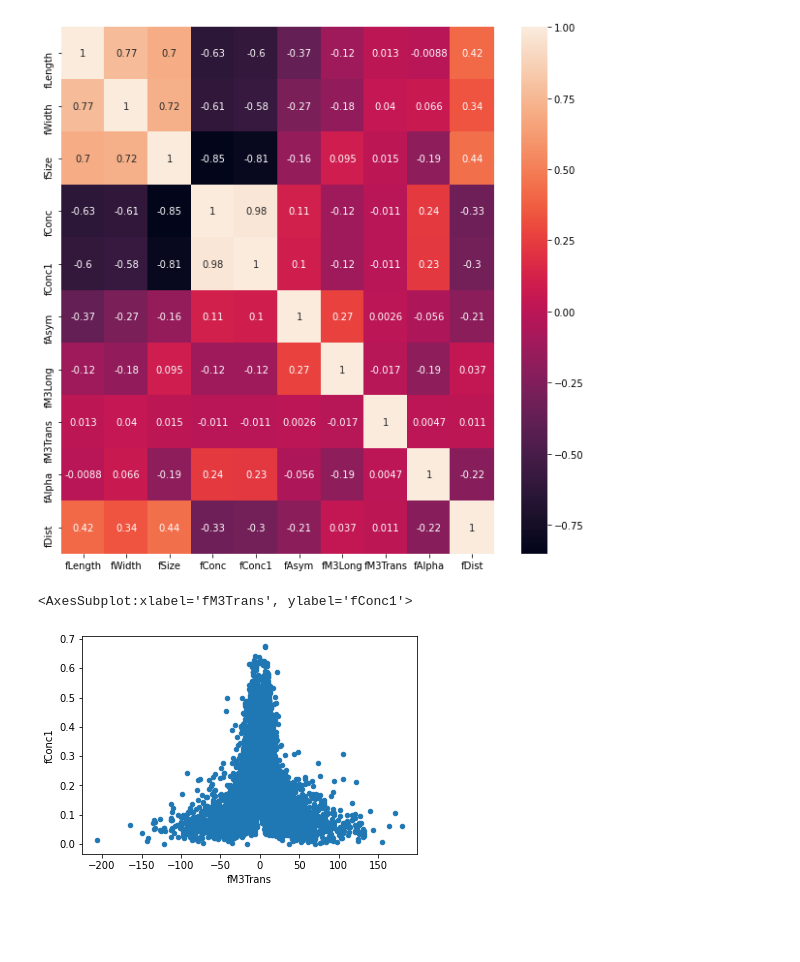
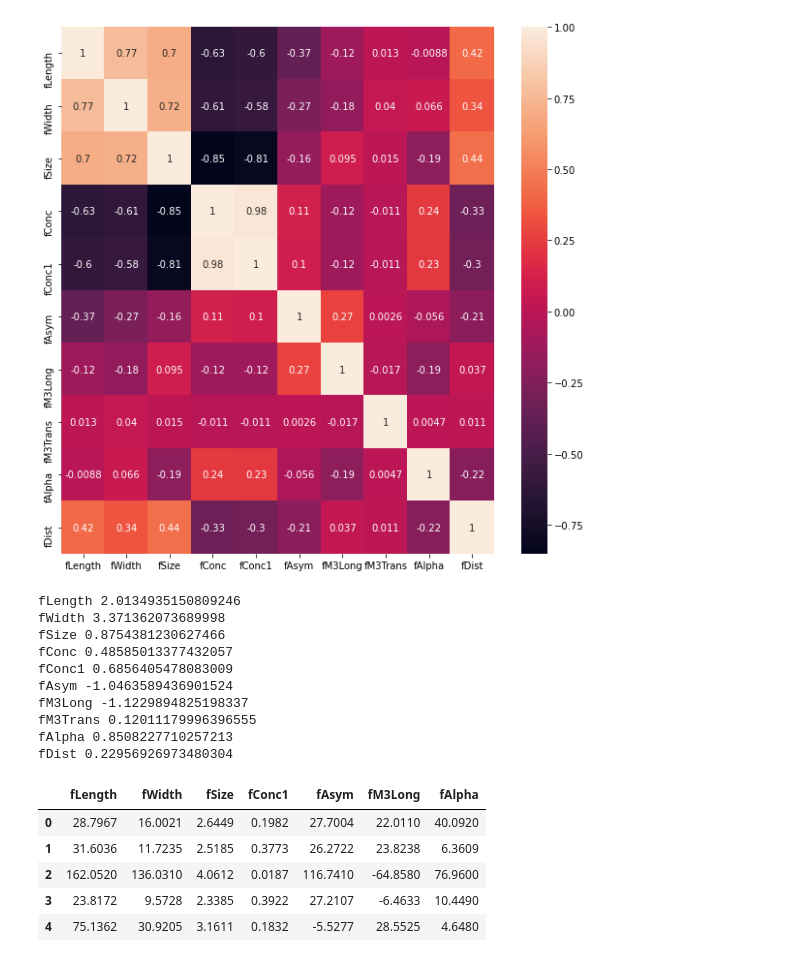
Before and after one commit to byahn2/MagicDatamining, a Jupyter notebook: viz.ipynb, the cells around one changed output. Cells and saved outputs as stored; diff of their text form; code cells hidden in the pictures; blank space fills up the shorter version.

```diff
--- a/viz.ipynb
+++ b/viz.ipynb
@@ -55,8 +58,30 @@ sn.heatmap(corr_mat, annot=True)
 plt.show()
 # %% [output]
 [figure]
-# %%
-df.plot.scatter("fM3Trans", "fConc1")
-# %% [output]
-<AxesSubplot:xlabel='fM3Trans', ylabel='fConc1'>
-[figure, removed]
+# %%
+nonskewedcols = []
+for col in xdf.columns:
+    thisskew = skew(xdf[col])
+    print(col, thisskew)
+    if np.abs(thisskew) < 0.5:
+        nonskewedcols.append(col)
+nonskewedcols
+skew_xdf = xdf.drop(nonskewedcols, axis=1)
+skew_xdf.head()
+# %% [output]
+fLength 2.0134935150809246
+fWidth 3.371362073689998
+fSize 0.8754381230627466
+fConc 0.48585013377432057
+fConc1 0.6856405478083009
+fAsym -1.0463589436901524
+fM3Long -1.1229894825198337
+fM3Trans 0.12011179996396555
+fAlpha 0.8508227710257213
+fDist 0.22956926973480304
+|  | fLength | fWidth | fSize | fConc1 | fAsym | fM3Long | fAlpha |
+| 0 | 28.7967 | 16.0021 | 2.6449 | 0.1982 | 27.7004 | 22.0110 | 40.0920 |
+| 1 | 31.6036 | 11.7235 | 2.5185 | 0.3773 | 26.2722 | 23.8238 | 6.3609 |
+| 2 | 162.0520 | 136.0310 | 4.0612 | 0.0187 | 116.7410 | -64.8580 | 76.9600 |
+| 3 | 23.8172 | 9.5728 | 2.3385 | 0.3922 | 27.2107 | -6.4633 | 10.4490 |
+| 4 | 75.1362 | 30.9205 | 3.1611 | 0.1832 | -5.5277 | 28.5525 | 4.6480 |
```
Also changed, not shown: parts of 6 cells of this notebook, 1 other file.
